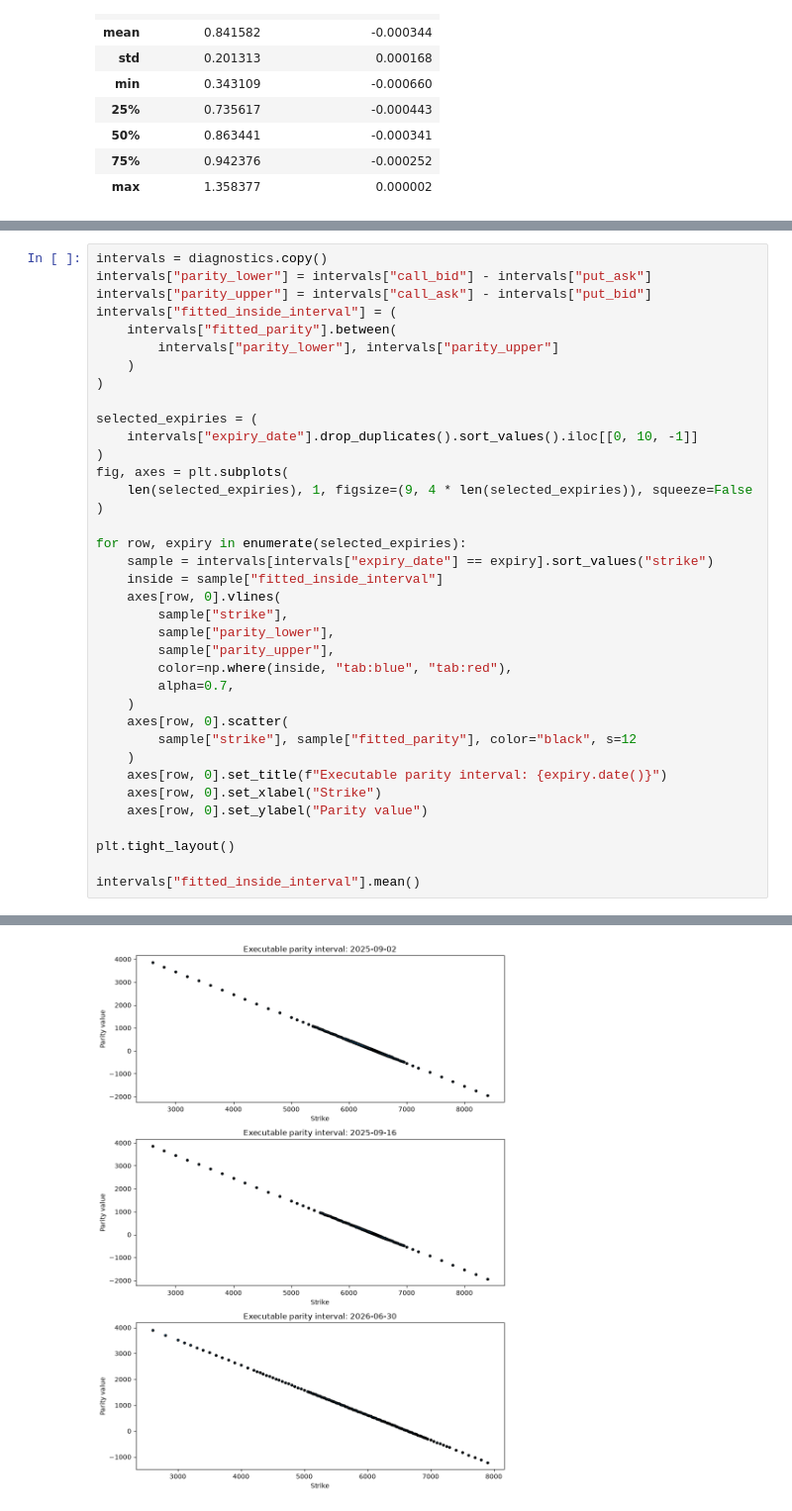
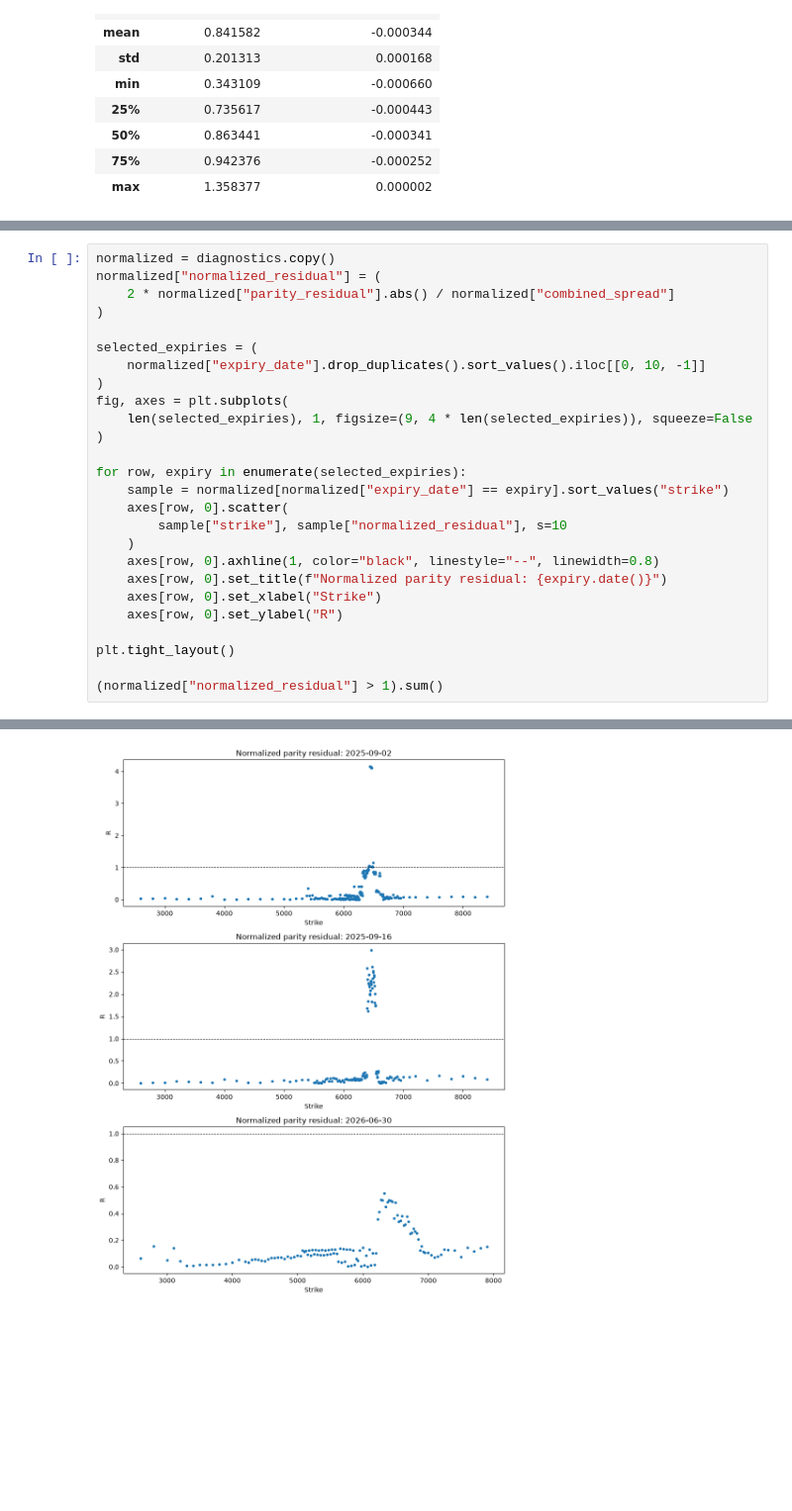
Before and after one commit to MMillward2012/Volatility-Forecasting-and-Options-Trading, a Jupyter notebook: notebooks/forward_inference_diagnostics.ipynb, the cells around one changed output, grey strips where cells are left out. Shown at 99% size. Cells and saved outputs as stored; diff of their text form; blank space fills up the shorter version.

Commit message:
Plot normalized parity residuals

```diff
--- a/notebooks/forward_inference_diagnostics.ipynb
+++ b/notebooks/forward_inference_diagnostics.ipynb
@@ -267,38 +267,27 @@ The fitted parity value $\hat D(\hat F-K)$ is consistent with the quoted market
 # %%
-intervals = diagnostics.copy()
-intervals["parity_lower"] = intervals["call_bid"] - intervals["put_ask"]
-intervals["parity_upper"] = intervals["call_ask"] - intervals["put_bid"]
-intervals["fitted_inside_interval"] = (
-    intervals["fitted_parity"].between(
-        intervals["parity_lower"], intervals["parity_upper"]
-    )
+normalized = diagnostics.copy()
+normalized["normalized_residual"] = (
+    2 * normalized["parity_residual"].abs() / normalized["combined_spread"]
 )
 
 selected_expiries = (
-    intervals["expiry_date"].drop_duplicates().sort_values().iloc[[0, 10, -1]]
+    normalized["expiry_date"].drop_duplicates().sort_values().iloc[[0, 10, -1]]
 )
 fig, axes = plt.subplots(
     len(selected_expiries), 1, figsize=(9, 4 * len(selected_expiries)), squeeze=False
 )
 
 for row, expiry in enumerate(selected_expiries):
-    sample = intervals[intervals["expiry_date"] == expiry].sort_values("strike")
-    inside = sample["fitted_inside_interval"]
-    axes[row, 0].vlines(
-        sample["strike"],
-        sample["parity_lower"],
-        sample["parity_upper"],
-        color=np.where(inside, "tab:blue", "tab:red"),
-        alpha=0.7,
+    sample = normalized[normalized["expiry_date"] == expiry].sort_values("strike")
+    axes[row, 0].scatter(
+        sample["strike"], sample["normalized_residual"], s=10
     )
-    axes[row, 0].scatter(
-        sample["strike"], sample["fitted_parity"], color="black", s=12
-    )
-    axes[row, 0].set_title(f"Executable parity interval: {expiry.date()}")
+    axes[row, 0].axhline(1, color="black", linestyle="--", linewidth=0.8)
+    axes[row, 0].set_title(f"Normalized parity residual: {expiry.date()}")
     axes[row, 0].set_xlabel("Strike")
-    axes[row, 0].set_ylabel("Parity value")
+    axes[row, 0].set_ylabel("R")
 
 plt.tight_layout()
 
-intervals["fitted_inside_interval"].mean()
+(normalized["normalized_residual"] > 1).sum()
 # %% [output]
@@ -306 +295 @@ np.float64(0.8645300296256396)
-[figure, old version]
+[figure, new version]
```
Also changed, not shown: parts of 3 cells of this notebook.
